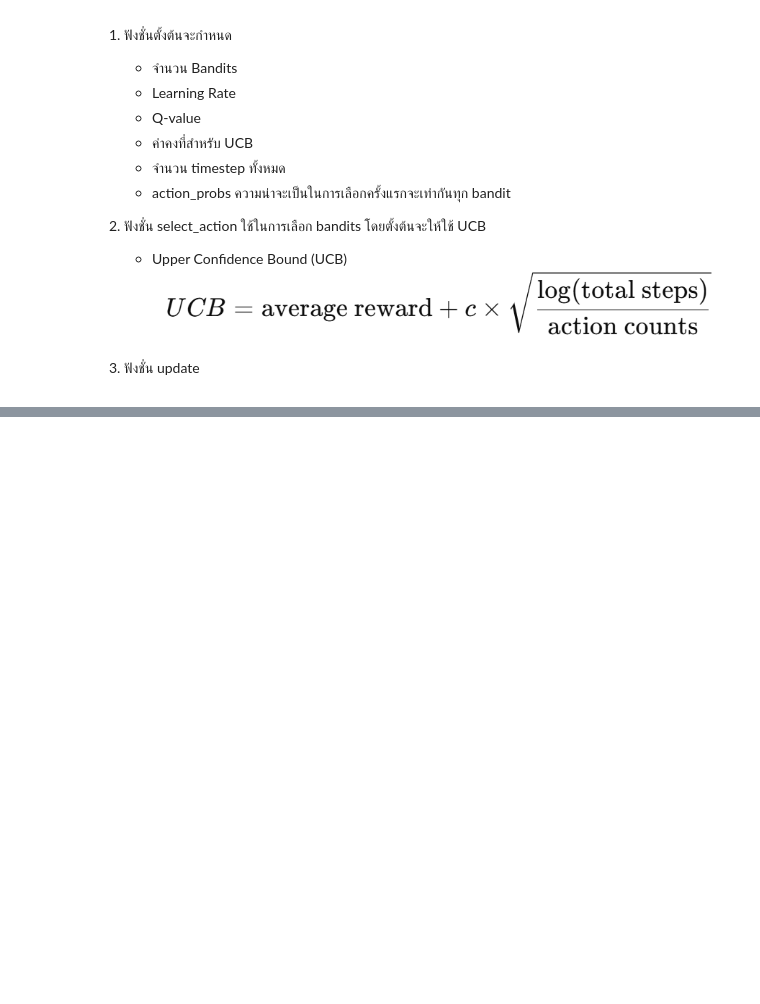
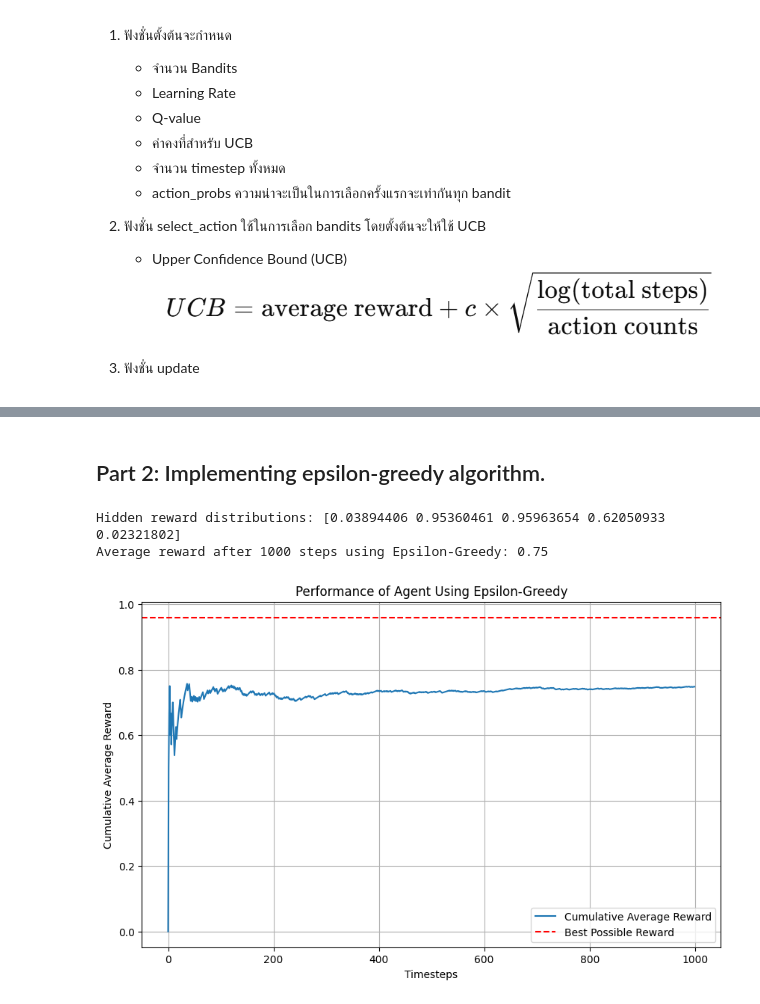
Before and after one commit to Deep-Reinforcement-Learning-NingNo/HW1_56_67, a Jupyter notebook: HW1_56_67.ipynb, the cells around one changed output, grey strips where cells are left out. Saved outputs shown, nothing was run; the diff lists cells and outputs as text; code cells hidden in the pictures; blank space fills up the shorter version.

```diff
--- a/HW1_56_67.ipynb
+++ b/HW1_56_67.ipynb
@@ -143,0 +204,32 @@ Average reward after 1000 steps: 0.87
+# %% [markdown]
+## Part 2: Implementing epsilon-greedy algorithm.
+# %%
+if __name__ == "__main__":
+    n_bandits = 5     # จำนวน Bandits
+    n_steps = 1000    # จำนวน Timestep
+    epsilon = 0.5     # ค่า Epsilon สำหรับ Epsilon-Greedy
+
+    # เลือกวิธีการทดลอง
+    method = "Epsilon-Greedy"
+
+    # รันการทดลอง
+    rewards, cumulative_rewards, hidden_rewards = run_experiment(n_bandits=n_bandits,n_steps=n_steps,c=c,epsilon=epsilon,method=method)
+
+    # แสดงผลลัพธ์ใน console
+    print(f"Hidden reward distributions: {hidden_rewards}")
+    print(f"Average reward after {n_steps} steps using {method}: {np.mean(rewards):.2f}")
+
+    # แสดงกราฟ
+    plt.figure(figsize=(10, 6))
+    plt.plot(cumulative_rewards, label="Cumulative Average Reward")
+    plt.axhline(y=np.max(hidden_rewards), color='r', linestyle='--', label="Best Possible Reward")
+    plt.title(f"Performance of Agent Using {method}")
+    plt.xlabel("Timesteps")
+    plt.ylabel("Cumulative Average Reward")
+    plt.legend()
+    plt.grid()
+    plt.show()
+# %% [output]
+Hidden reward distributions: [0.03894406 0.95360461 0.95963654 0.62050933 0.02321802]
+Average reward after 1000 steps using Epsilon-Greedy: 0.75
+[figure, added]
```
Also changed, not shown: parts of 6 cells of this notebook.
